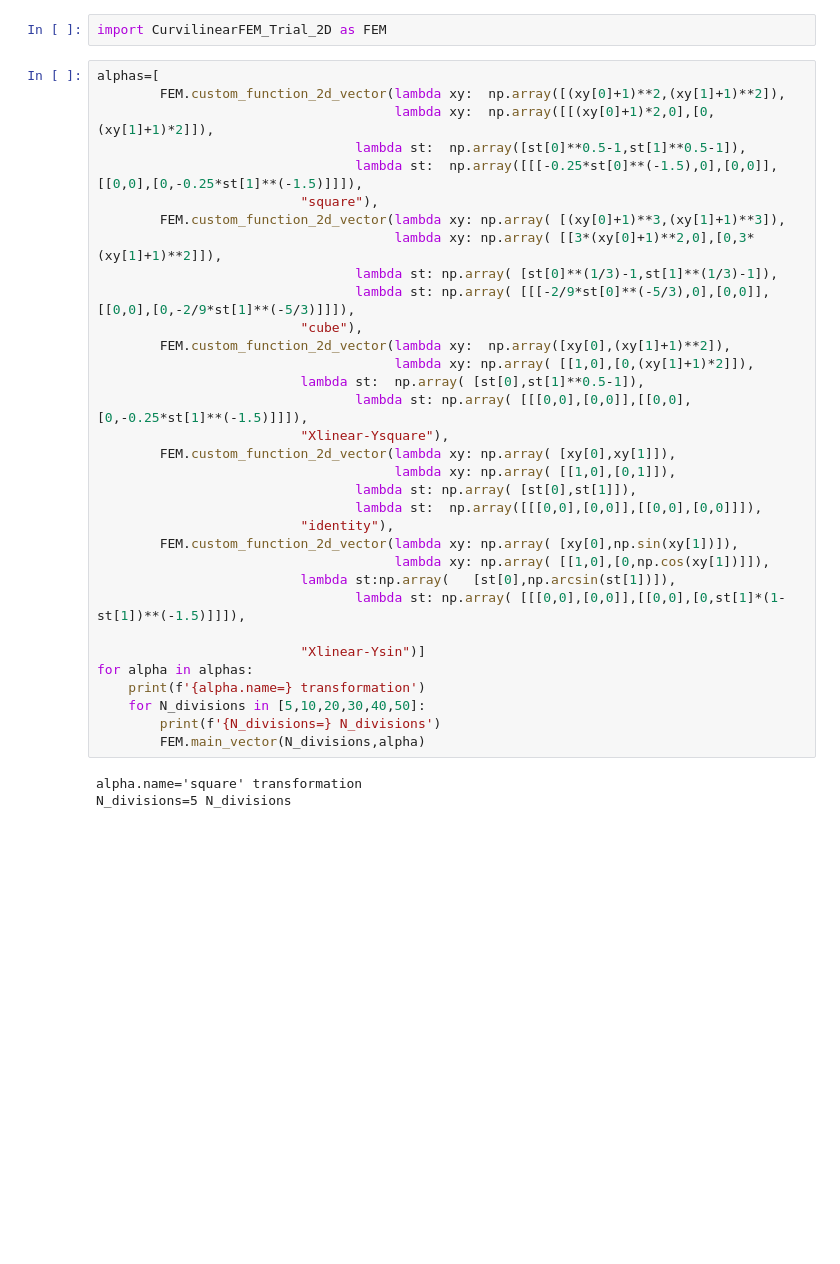
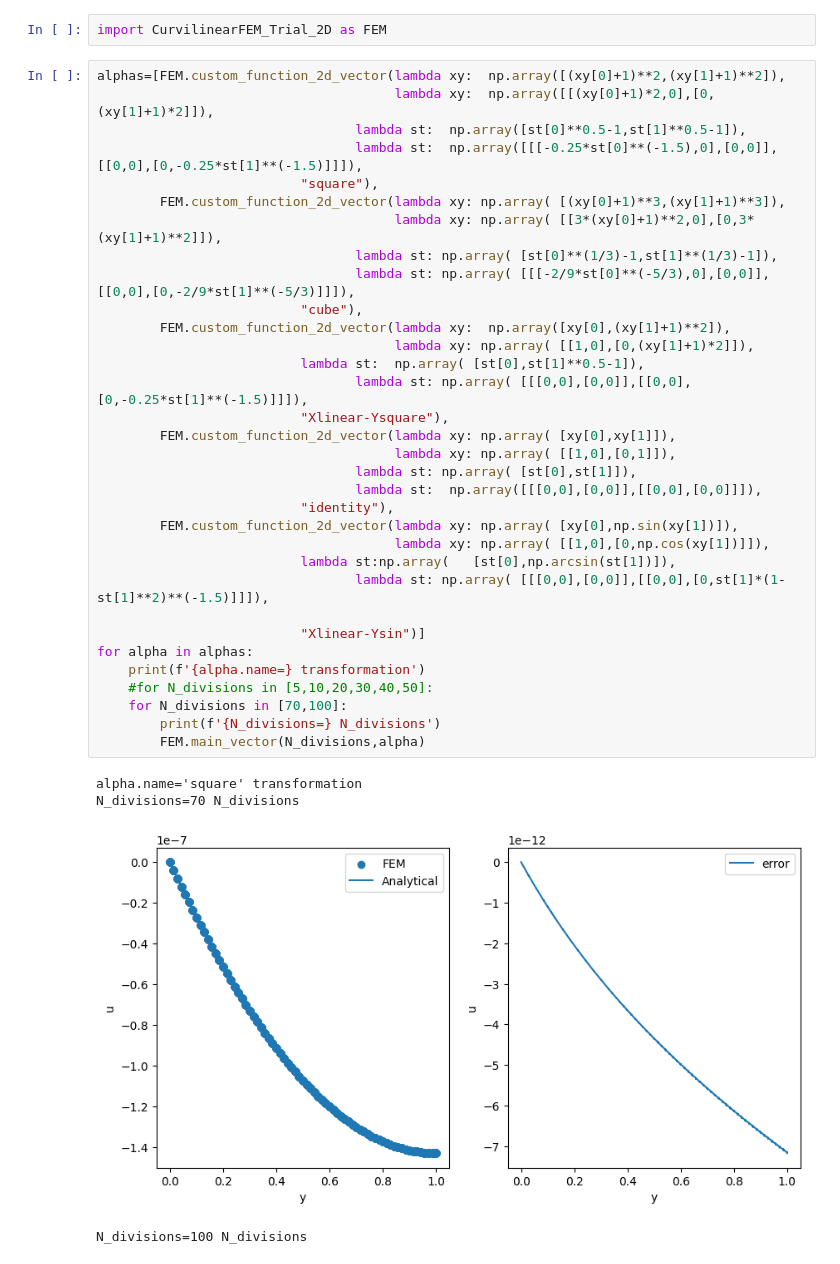
Before and after one commit to IsaAndIna/CurvilinearFEM_master, a Jupyter notebook: trial.ipynb, the cells around one changed output. Saved outputs shown, nothing was run; the diff lists cells and outputs as text; blank space fills up the shorter version.

Commit message:
RMSE evaluation on vector field done. 20240624 1700.

```diff
--- a/trial.ipynb
+++ b/trial.ipynb
@@ -9,38 +9,40 @@ from scipy.sparse.linalg import spsolve
 # %%
 import CurvilinearFEM_Trial_2D as FEM
 # %%
-alphas=[
-        FEM.custom_function_2d_vector(lambda xy:  np.array([(xy[0]+1)**2,(xy[1]+1)**2]),
+alphas=[FEM.custom_function_2d_vector(lambda xy:  np.array([(xy[0]+1)**2,(xy[1]+1)**2]),
                                       lambda xy:  np.array([[(xy[0]+1)*2,0],[0,(xy[1]+1)*2]]),
                                  lambda st:  np.array([st[0]**0.5-1,st[1]**0.5-1]),
                                  lambda st:  np.array([[[-0.25*st[0]**(-1.5),0],[0,0]],[[0,0],[0,-0.25*st[1]**(-1.5)]]]),
                           "square"),
         FEM.custom_function_2d_vector(lambda xy: np.array( [(xy[0]+1)**3,(xy[1]+1)**3]),
                                       lambda xy: np.array( [[3*(xy[0]+1)**2,0],[0,3*(xy[1]+1)**2]]),
                                  lambda st: np.array( [st[0]**(1/3)-1,st[1]**(1/3)-1]),
                                  lambda st: np.array( [[[-2/9*st[0]**(-5/3),0],[0,0]],[[0,0],[0,-2/9*st[1]**(-5/3)]]]),
                           "cube"),
         FEM.custom_function_2d_vector(lambda xy:  np.array([xy[0],(xy[1]+1)**2]),
                                       lambda xy: np.array( [[1,0],[0,(xy[1]+1)*2]]),
                           lambda st:  np.array( [st[0],st[1]**0.5-1]),
                                  lambda st: np.array( [[[0,0],[0,0]],[[0,0],[0,-0.25*st[1]**(-1.5)]]]),
                           "Xlinear-Ysquare"),
         FEM.custom_function_2d_vector(lambda xy: np.array( [xy[0],xy[1]]),
                                       lambda xy: np.array( [[1,0],[0,1]]),
                                  lambda st: np.array( [st[0],st[1]]),
                                  lambda st:  np.array([[[0,0],[0,0]],[[0,0],[0,0]]]),
                           "identity"),
         FEM.custom_function_2d_vector(lambda xy: np.array( [xy[0],np.sin(xy[1])]),
                                       lambda xy: np.array( [[1,0],[0,np.cos(xy[1])]]),
                           lambda st:np.array(   [st[0],np.arcsin(st[1])]),
-                                 lambda st: np.array( [[[0,0],[0,0]],[[0,0],[0,st[1]*(1-st[1])**(-1.5)]]]),
+                                 lambda st: np.array( [[[0,0],[0,0]],[[0,0],[0,st[1]*(1-st[1]**2)**(-1.5)]]]),
 
                           "Xlinear-Ysin")]
 for alpha in alphas:
     print(f'{alpha.name=} transformation')
-    for N_divisions in [5,10,20,30,40,50]:
+    #for N_divisions in [5,10,20,30,40,50]:
+    for N_divisions in [70,100]:
         print(f'{N_divisions=} N_divisions')
         FEM.main_vector(N_divisions,alpha)
 # %% [output]
 alpha.name='square' transformation
-N_divisions=5 N_divisions
+N_divisions=70 N_divisions
+[figure, added]
+N_divisions=100 N_divisions
```
Also changed, not shown: parts of 3 cells of this notebook, 5 other files.
